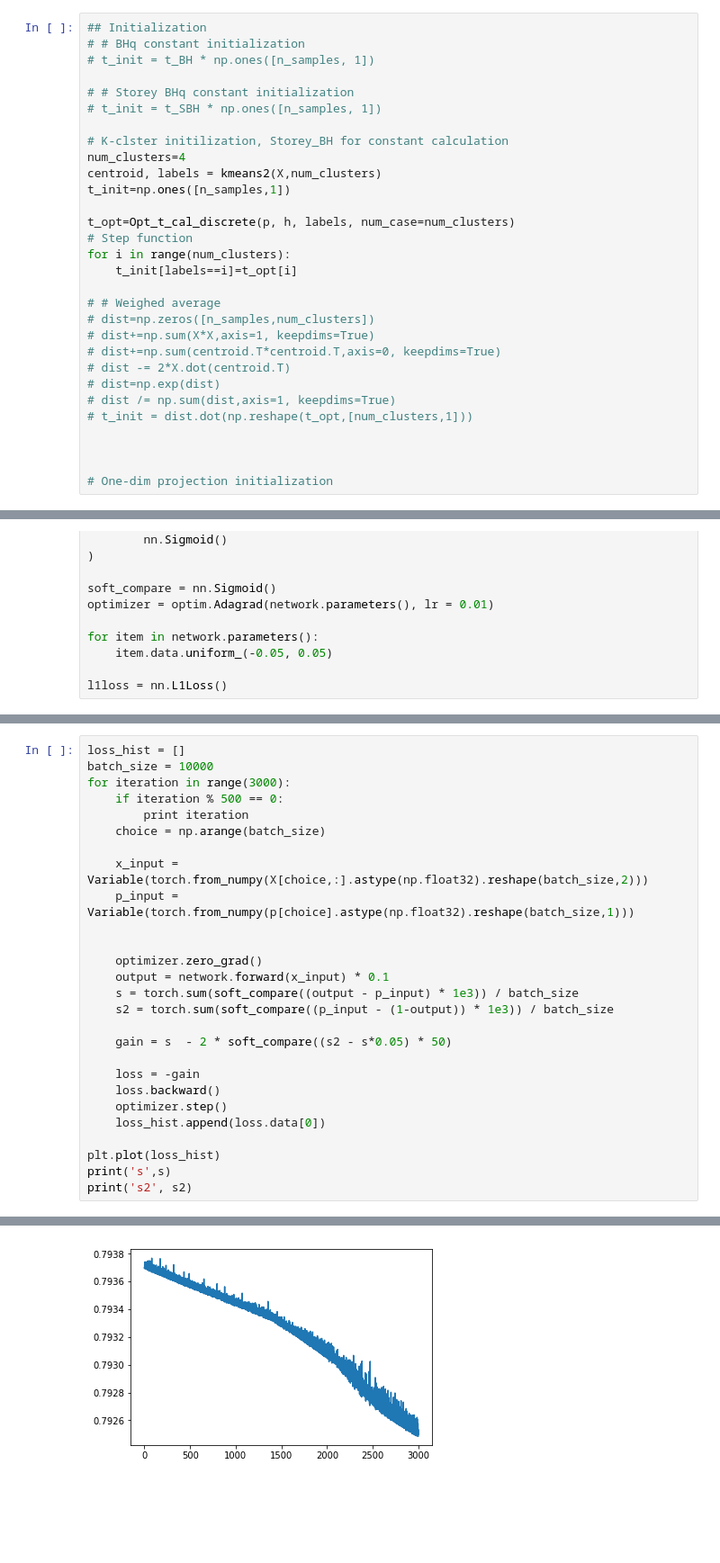
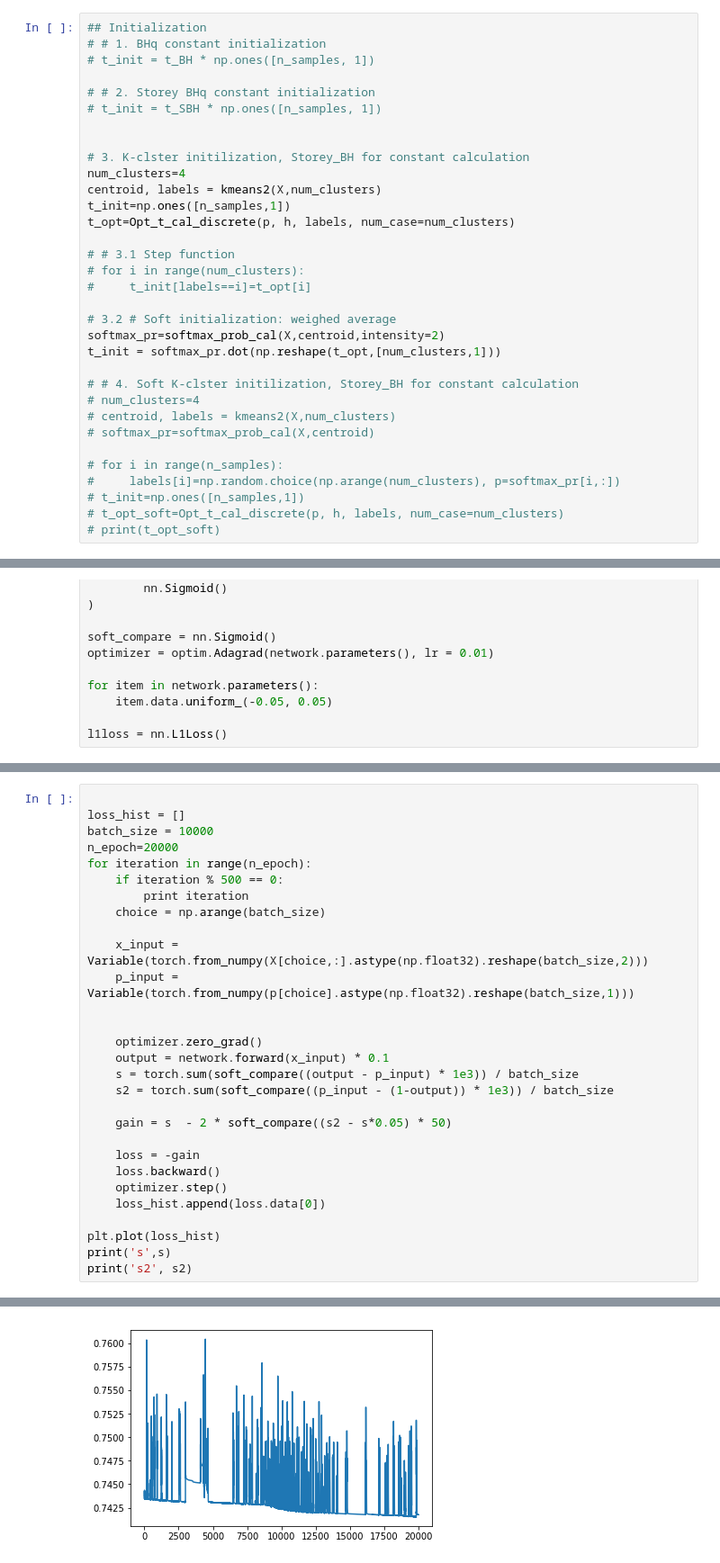
Before and after one commit to fxia22/NeuralFDR, a Jupyter notebook: Martin/Simu2D_K_Cluster_MZ.ipynb, the cells around one changed output, grey strips where cells are left out. Shown at 90% size. Drawn from its saved outputs; the diff is of its cells as text; blank space fills up the shorter version.

```diff
--- a/Martin/Simu2D_K_Cluster_MZ.ipynb
+++ b/Martin/Simu2D_K_Cluster_MZ.ipynb
@@ -204,30 +213,33 @@ print("Storey_BH: num of dis, threshold, null esti", dic_SBH, t_SBH, pi0_SBH)
 # %%
 ## Initialization
-# # BHq constant initialization
+# # 1. BHq constant initialization
 # t_init = t_BH * np.ones([n_samples, 1])
 
-# # Storey BHq constant initialization
+# # 2. Storey BHq constant initialization
 # t_init = t_SBH * np.ones([n_samples, 1])
 
-# K-clster initilization, Storey_BH for constant calculation
+
+# 3. K-clster initilization, Storey_BH for constant calculation
 num_clusters=4
 centroid, labels = kmeans2(X,num_clusters)
 t_init=np.ones([n_samples,1])
+t_opt=Opt_t_cal_discrete(p, h, labels, num_case=num_clusters)
 
-t_opt=Opt_t_cal_discrete(p, h, labels, num_case=num_clusters)
-# Step function
-for i in range(num_clusters):
-    t_init[labels==i]=t_opt[i]
+# # 3.1 Step function
+# for i in range(num_clusters):
+#     t_init[labels==i]=t_opt[i]
 
-# # Weighed average
-# dist=np.zeros([n_samples,num_clusters])
-# dist+=np.sum(X*X,axis=1, keepdims=True)
-# dist+=np.sum(centroid.T*centroid.T,axis=0, keepdims=True)
-# dist -= 2*X.dot(centroid.T)
-# dist=np.exp(dist)
-# dist /= np.sum(dist,axis=1, keepdims=True)
-# t_init = dist.dot(np.reshape(t_opt,[num_clusters,1]))
+# 3.2 # Soft initialization: weighed average
+softmax_pr=softmax_prob_cal(X,centroid,intensity=2)
+t_init = softmax_pr.dot(np.reshape(t_opt,[num_clusters,1]))
 
+# # 4. Soft K-clster initilization, Storey_BH for constant calculation
+# num_clusters=4
+# centroid, labels = kmeans2(X,num_clusters)
+# softmax_pr=softmax_prob_cal(X,centroid)
 
-
-# One-dim projection initialization
+# for i in range(n_samples):
+#     labels[i]=np.random.choice(np.arange(num_clusters), p=softmax_pr[i,:])
+# t_init=np.ones([n_samples,1])
+# t_opt_soft=Opt_t_cal_discrete(p, h, labels, num_case=num_clusters)
+# print(t_opt_soft)
@@ -305,7 +321,9 @@ plt.plot(np.log(loss_hist))
 # %%
+
 loss_hist = []
 batch_size = 10000
-for iteration in range(3000):
+n_epoch=20000
+for iteration in range(n_epoch):
     if iteration % 500 == 0:
         print iteration
     choice = np.arange(batch_size)
@@ -348,4 +368,4 @@ print('s2', s2)
-[figure, old version]
+[figure, new version]
 # %%
 x_input = Variable(torch.from_numpy(X.astype(np.float32).reshape(n_samples ,2)))
 p_input = Variable(torch.from_numpy(p.astype(np.float32).reshape(n_samples ,1)))
```
Also changed, not shown: parts of 8 cells of this notebook, 3 other files.
